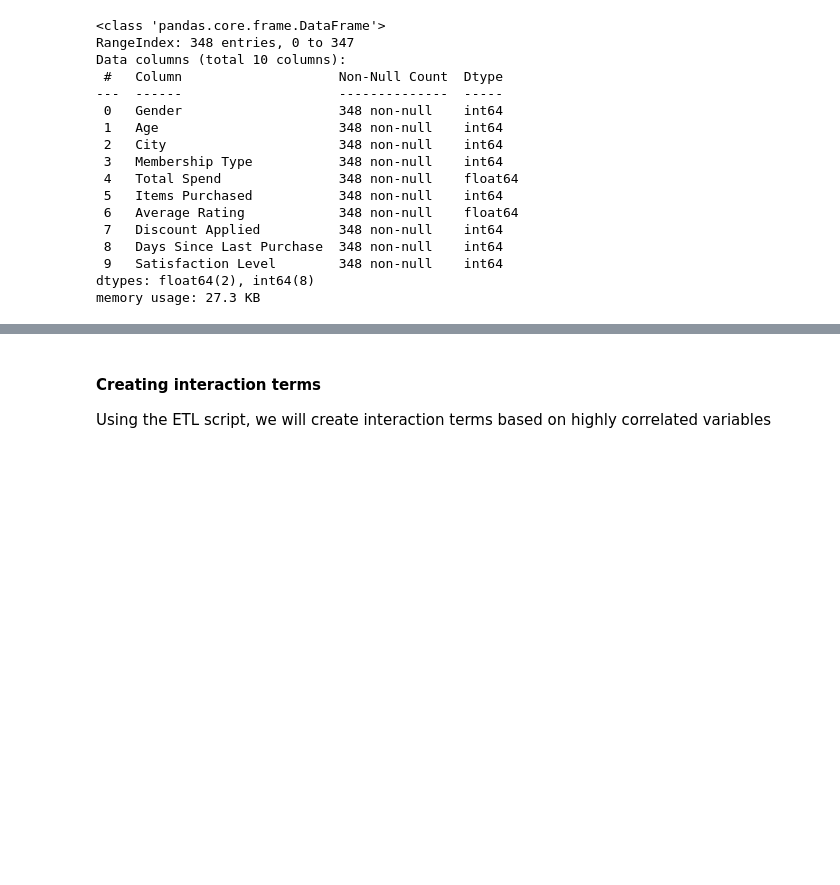
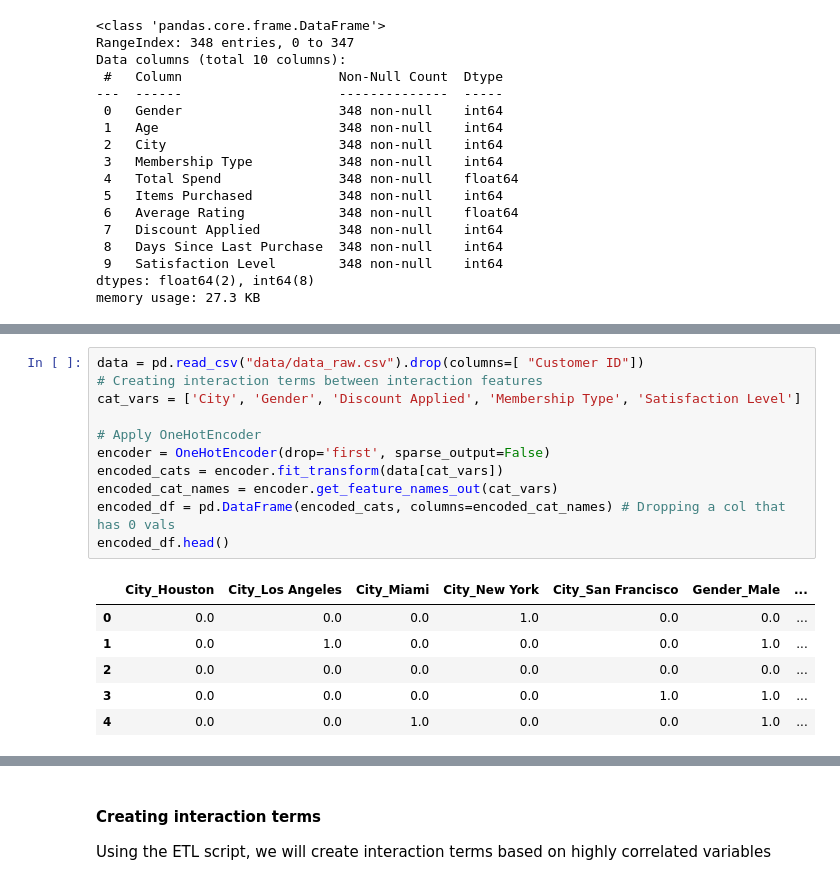
Before and after one commit to scottpitcher/ecommerce-marketing-analytics-optimization, a Jupyter notebook: clv_optimization_model.ipynb, the cells around one changed output, grey strips where cells are left out. Cells and saved outputs as stored; diff of their text form; blank space fills up the shorter version.

```diff
--- a/clv_optimization_model.ipynb
+++ b/clv_optimization_model.ipynb
@@ -59,0 +70,18 @@ memory usage: 27.3 KB
+# %%
+data = pd.read_csv("data/data_raw.csv").drop(columns=[ "Customer ID"])
+# Creating interaction terms between interaction features
+cat_vars = ['City', 'Gender', 'Discount Applied', 'Membership Type', 'Satisfaction Level']
+
+# Apply OneHotEncoder
+encoder = OneHotEncoder(drop='first', sparse_output=False)
+encoded_cats = encoder.fit_transform(data[cat_vars])
+encoded_cat_names = encoder.get_feature_names_out(cat_vars)
+encoded_df = pd.DataFrame(encoded_cats, columns=encoded_cat_names) # Dropping a col that has 0 vals
+encoded_df.head()
+# %% [output]
+|  | City_Houston | City_Los Angeles | City_Miami | City_New York | City_San Francisco | Gender_Male | ... |
+| 0 | 0.0 | 0.0 | 0.0 | 1.0 | 0.0 | 0.0 | ... |
+| 1 | 0.0 | 1.0 | 0.0 | 0.0 | 0.0 | 1.0 | ... |
+| 2 | 0.0 | 0.0 | 0.0 | 0.0 | 0.0 | 0.0 | ... |
+| 3 | 0.0 | 0.0 | 0.0 | 0.0 | 1.0 | 1.0 | ... |
+| 4 | 0.0 | 0.0 | 1.0 | 0.0 | 0.0 | 1.0 | ... |
```
Also changed, not shown: parts of 37 cells of this notebook.
